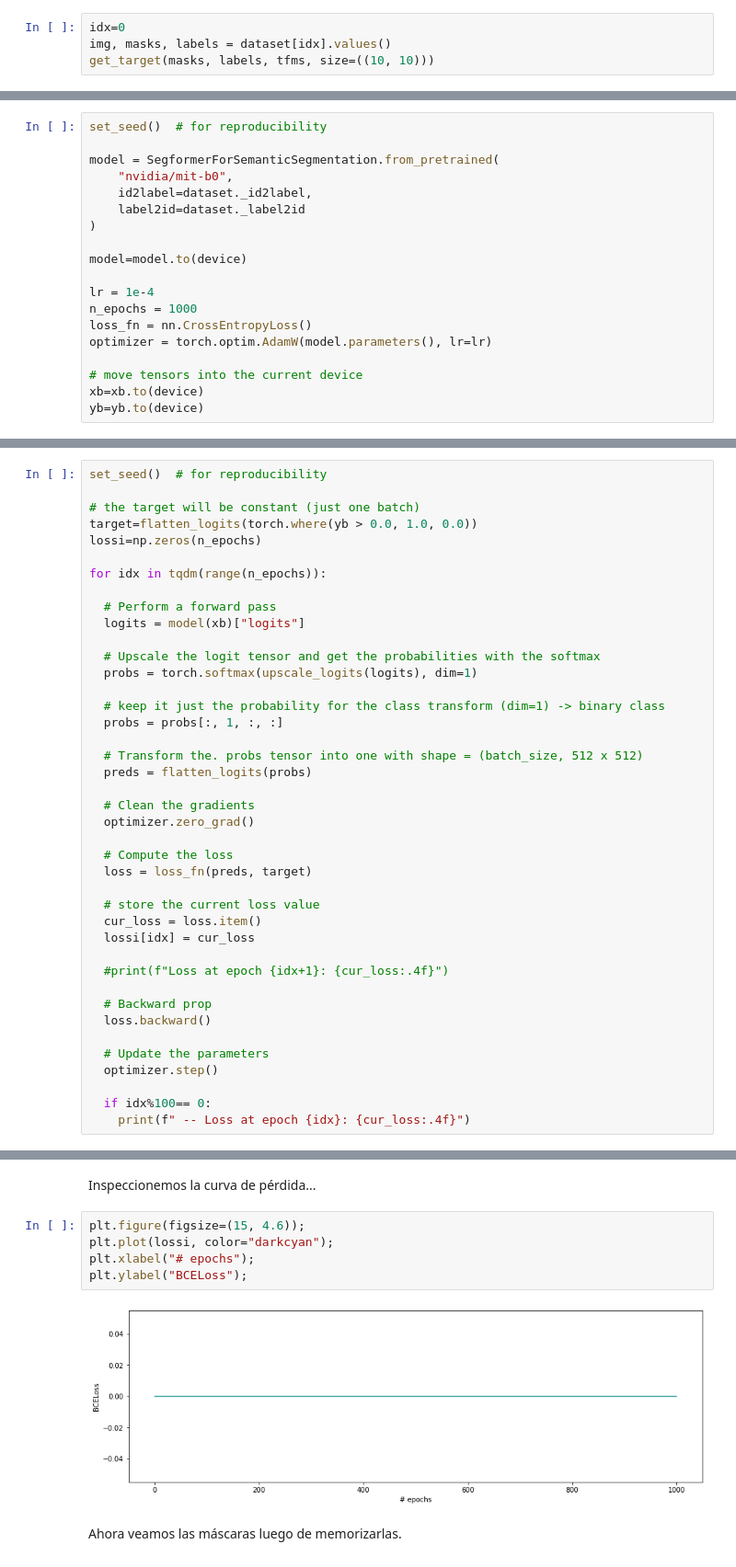
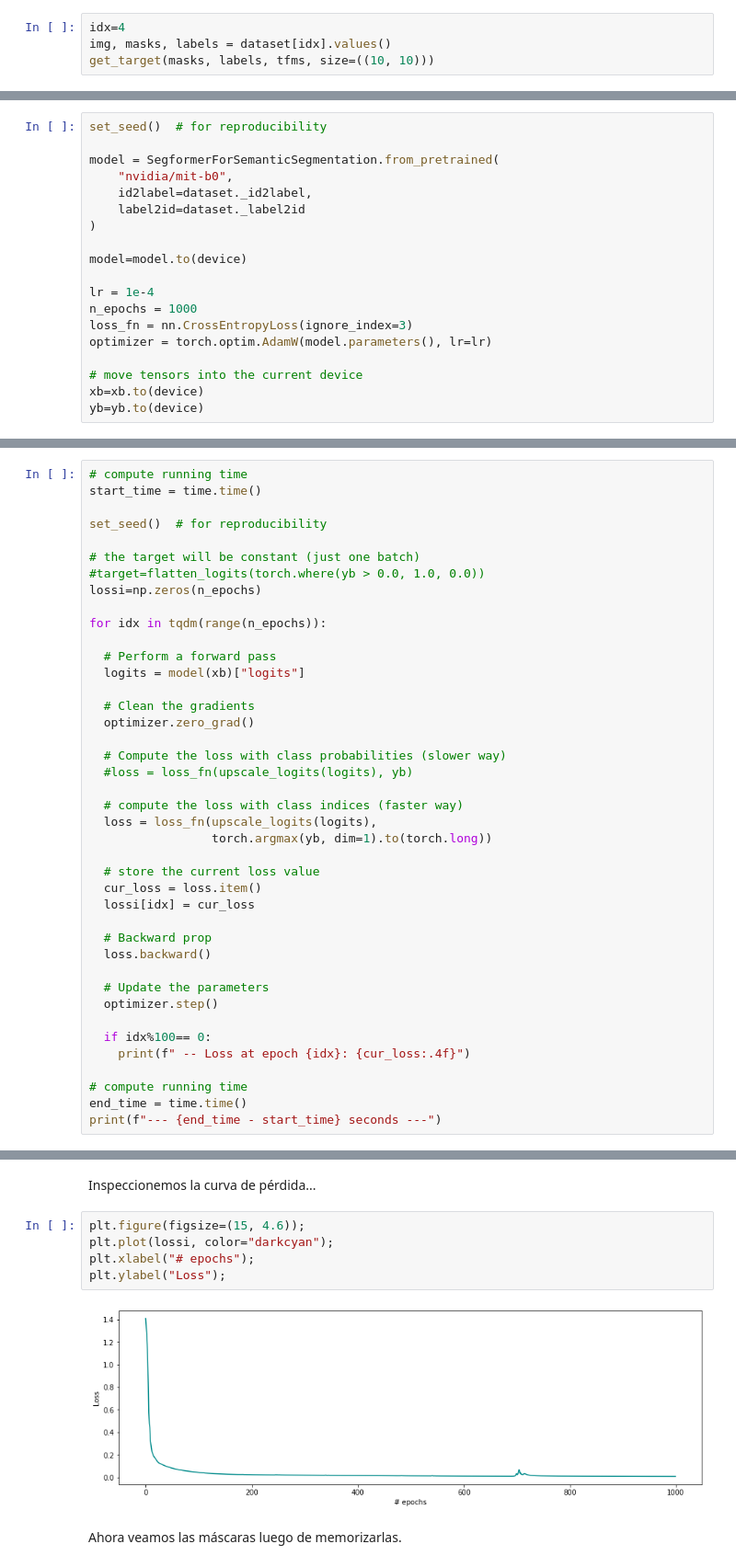
Before and after one commit to alcazar90/plant-segmentation, a Jupyter notebook: playground.ipynb, the cells around one changed output, grey strips where cells are left out. Shown at 92% size. Drawn from its saved outputs; the diff is of its cells as text.

```diff
--- a/playground.ipynb
+++ b/playground.ipynb
@@ -297,7 +313,7 @@ def get_target(masks, labels, tfms, size=(250, 250), num_classes=4):
 
     return out
 # %%
-idx=0
+idx=4
 img, masks, labels = dataset[idx].values()
 get_target(masks, labels, tfms, size=((10, 10)))
 # %% [output]
@@ -466,7 +510,7 @@ model=model.to(device)
 
 lr = 1e-4
 n_epochs = 1000
-loss_fn = nn.CrossEntropyLoss()
+loss_fn = nn.CrossEntropyLoss(ignore_index=3)
 optimizer = torch.optim.AdamW(model.parameters(), lr=lr)
 
 # move tensors into the current device
@@ -505,10 +541,13 @@ plt.title(f"Mask predictions without fine-tuning the model");
 # %% [markdown]
 Memorizar las máscaras del _mini-batch_.
 # %%
+# compute running time
+start_time = time.time()
+
 set_seed()  # for reproducibility
 
 # the target will be constant (just one batch)
-target=flatten_logits(torch.where(yb > 0.0, 1.0, 0.0))
+#target=flatten_logits(torch.where(yb > 0.0, 1.0, 0.0))
 lossi=np.zeros(n_epochs)
 
 for idx in tqdm(range(n_epochs)):
@@ -516,26 +555,19 @@ for idx in tqdm(range(n_epochs)):
   # Perform a forward pass
   logits = model(xb)["logits"]
 
-  # Upscale the logit tensor and get the probabilities with the softmax
-  probs = torch.softmax(upscale_logits(logits), dim=1)
-
-  # keep it just the probability for the class transform (dim=1) -> binary class
-  probs = probs[:, 1, :, :]
-
-  # Transform the. probs tensor into one with shape = (batch_size, 512 x 512)
-  preds = flatten_logits(probs)
-
   # Clean the gradients
   optimizer.zero_grad()
 
-  # Compute the loss
-  loss = loss_fn(preds, target)
+  # Compute the loss with class probabilities (slower way)
+  #loss = loss_fn(upscale_logits(logits), yb)
+
+  # compute the loss with class indices (faster way)
+  loss = loss_fn(upscale_logits(logits),
+                 torch.argmax(yb, dim=1).to(torch.long))
 
   # store the current loss value
   cur_loss = loss.item()
   lossi[idx] = cur_loss
-
-  #print(f"Loss at epoch {idx+1}: {cur_loss:.4f}")
 
   # Backward prop
   loss.backward()
@@ -545,5 +577,9 @@ for idx in tqdm(range(n_epochs)):
 
   if idx%100== 0:
     print(f" -- Loss at epoch {idx}: {cur_loss:.4f}")
+
+# compute running time
+end_time = time.time()
+print(f"--- {end_time - start_time} seconds ---")
 # %% [output]
 Random seed set as 42313988
@@ -553,10 +599,10 @@ Inspeccionemos la curva de pérdida...
 # %%
 plt.figure(figsize=(15, 4.6));
 plt.plot(lossi, color="darkcyan");
 plt.xlabel("# epochs");
-plt.ylabel("BCELoss");
+plt.ylabel("Loss");
 # %% [output]
-[figure, old version]
+[figure, new version]
 # %% [markdown]
 Ahora veamos las máscaras luego de memorizarlas.
 # %%
```
Also changed, not shown: parts of 54 cells of this notebook.
